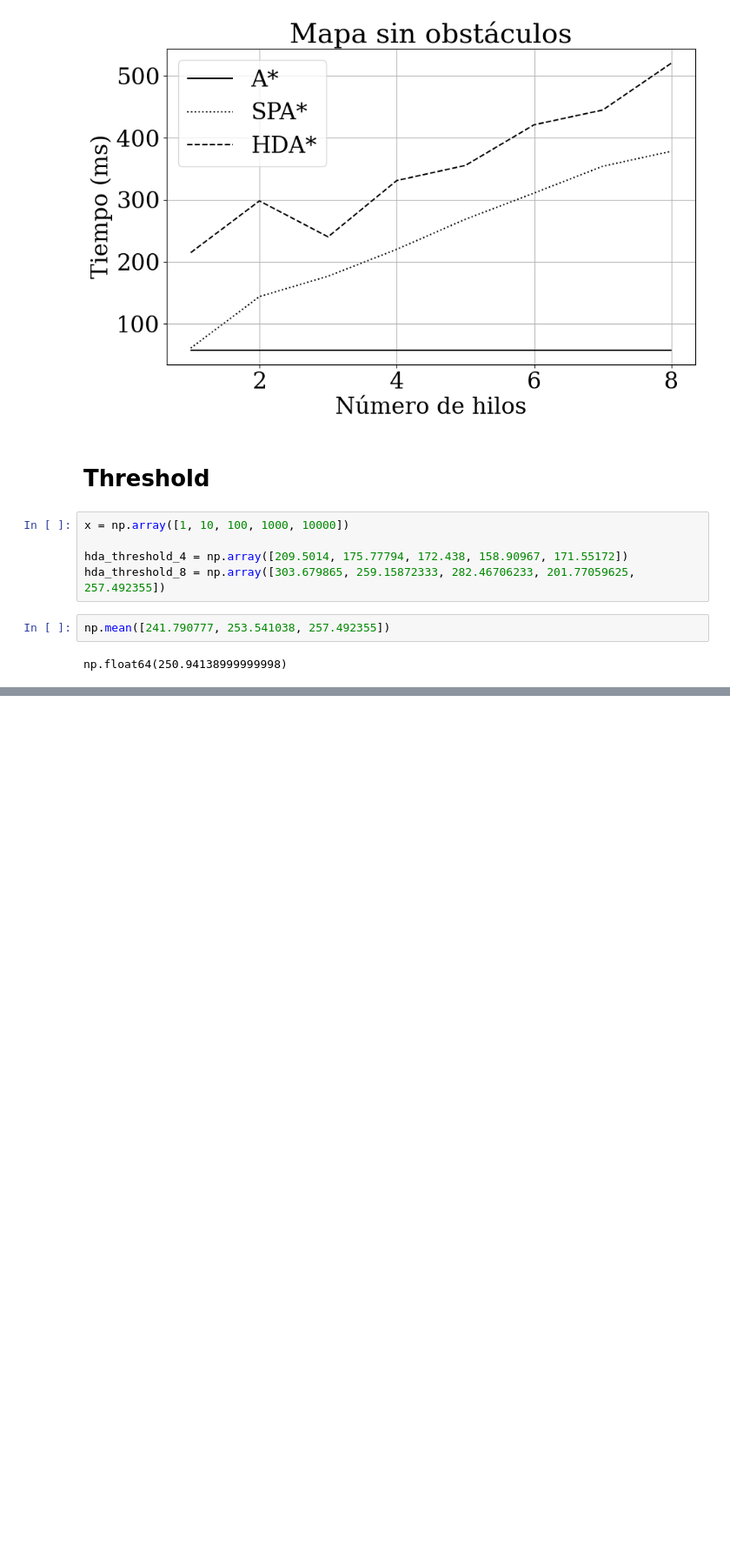
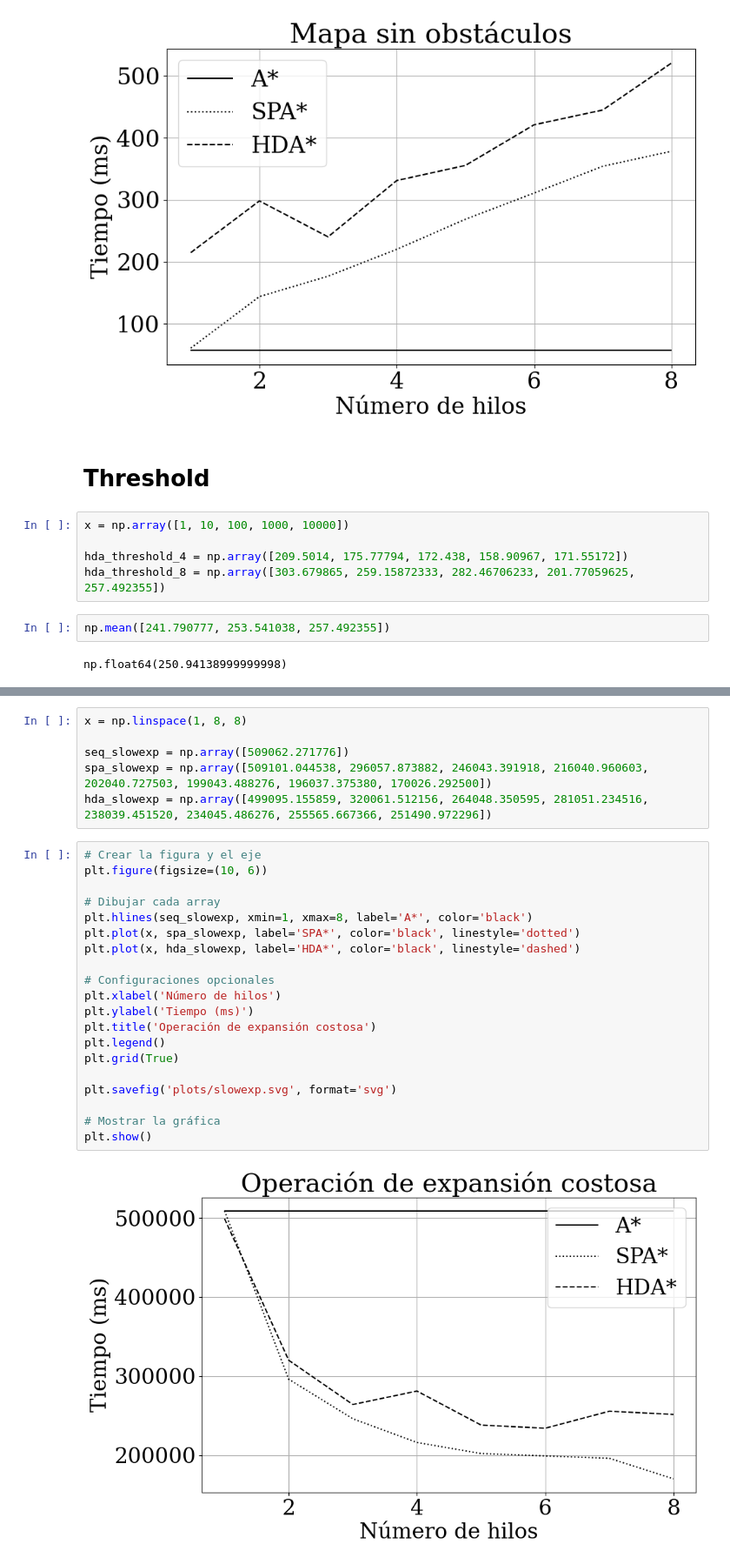
Before and after one commit to rodgar-ma/parallel-a-star, a Jupyter notebook: src/Astar/plots.ipynb, the cells around one changed output, grey strips where cells are left out. Shown at 87% size. Cells and saved outputs as stored; diff of their text form; blank space fills up the shorter version.

```diff
--- a/src/Astar/plots.ipynb
+++ b/src/Astar/plots.ipynb
@@ -544,0 +547,28 @@ plt.show()
+# %%
+x = np.linspace(1, 8, 8)
+
+seq_slowexp = np.array([509062.271776])
+spa_slowexp = np.array([509101.044538, 296057.873882, 246043.391918, 216040.960603, 202040.727503, 199043.488276, 196037.375380, 170026.292500])
+hda_slowexp = np.array([499095.155859, 320061.512156, 264048.350595, 281051.234516, 238039.451520, 234045.486276, 255565.667366, 251490.972296])
+# %%
+# Crear la figura y el eje
+plt.figure(figsize=(10, 6))
+
+# Dibujar cada array
+plt.hlines(seq_slowexp, xmin=1, xmax=8, label='A*', color='black')
+plt.plot(x, spa_slowexp, label='SPA*', color='black', linestyle='dotted')
+plt.plot(x, hda_slowexp, label='HDA*', color='black', linestyle='dashed')
+
+# Configuraciones opcionales
+plt.xlabel('Número de hilos')
+plt.ylabel('Tiempo (ms)')
+plt.title('Operación de expansión costosa')
+plt.legend()
+plt.grid(True)
+
+plt.savefig('plots/slowexp.svg', format='svg')
+
+# Mostrar la gráfica
+plt.show()
+# %% [output]
+[figure, added]
```
Also changed, not shown: parts of 3 cells of this notebook, 31 other files.
